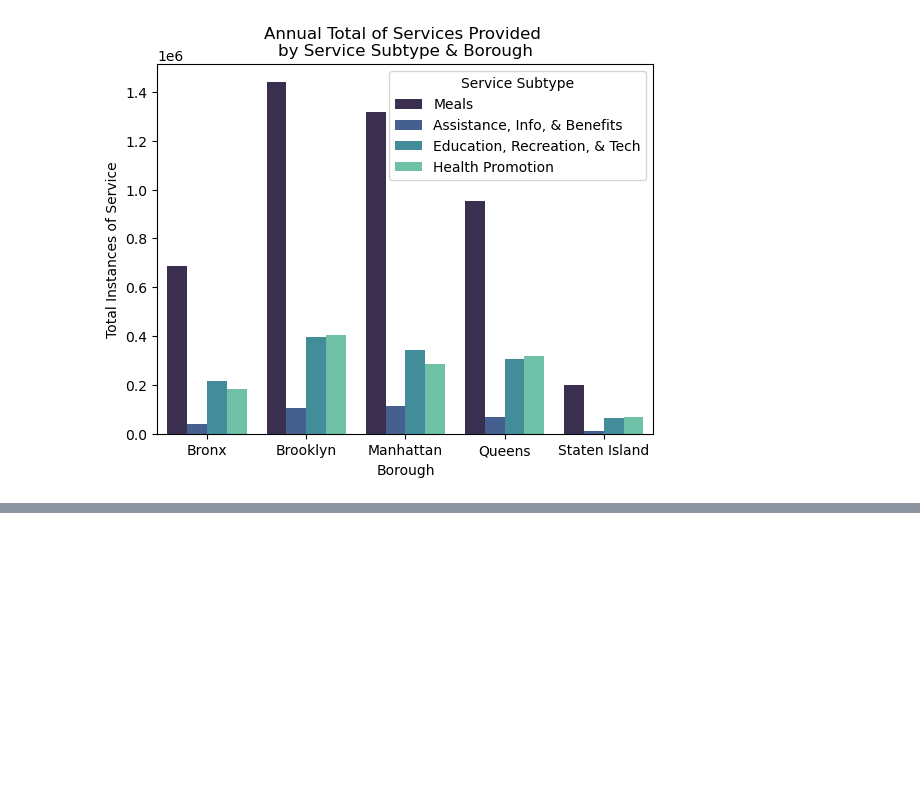
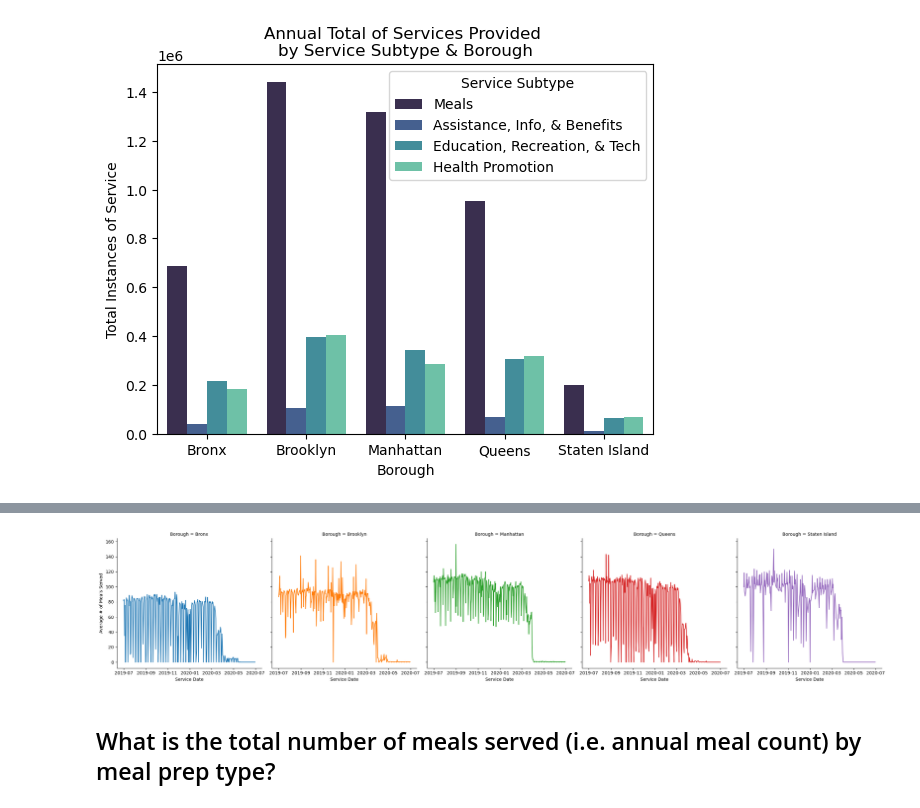
Before and after one commit to valeriemagalong/NYC-Aging, a Jupyter notebook: eda_senior_center_client_data.ipynb, the cells around one changed output, grey strips where cells are left out. Saved outputs shown, nothing was run; the diff lists cells and outputs as text; code cells hidden in the pictures; blank space fills up the shorter version.

```diff
--- a/eda_senior_center_client_data.ipynb
+++ b/eda_senior_center_client_data.ipynb
@@ -191,0 +204,9 @@ plt.show()
+# %%
+boroughs_facetgrid = sns.relplot(sccd, x = 'Service Date', y = 'Total Meals Served',
+                                 hue = 'Borough', col = 'Borough', errorbar = None, kind = 'line',
+                                 legend = False).set(ylabel = 'Average # of Meals Served')
+plt.show()
+# %% [output]
+[figure, added]
+# %% [markdown]
+## What is the total number of meals served (i.e. annual meal count) by meal prep type?
```
Also changed, not shown: parts of 11 cells of this notebook, 1 other file.
